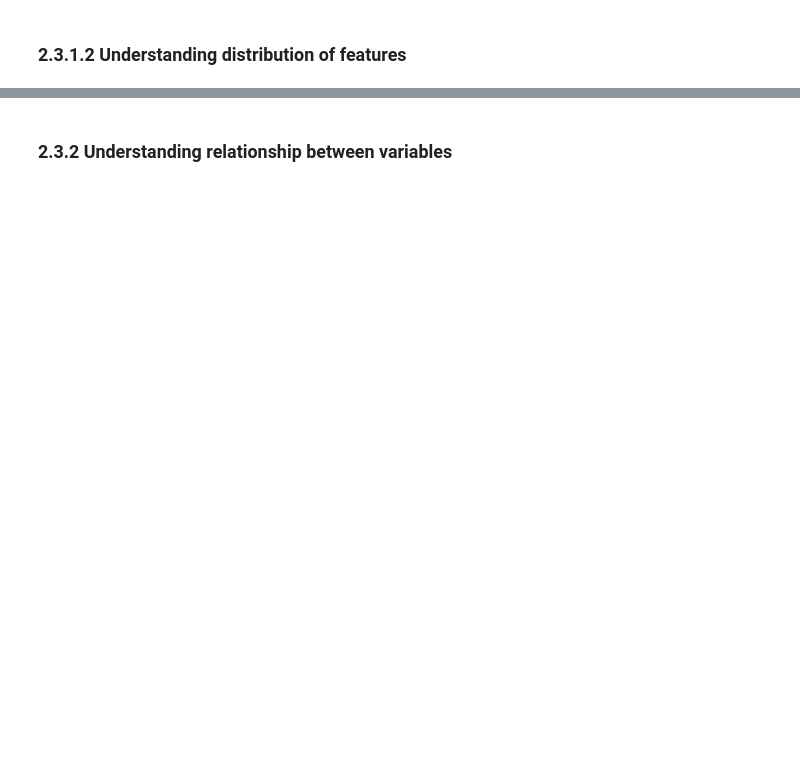
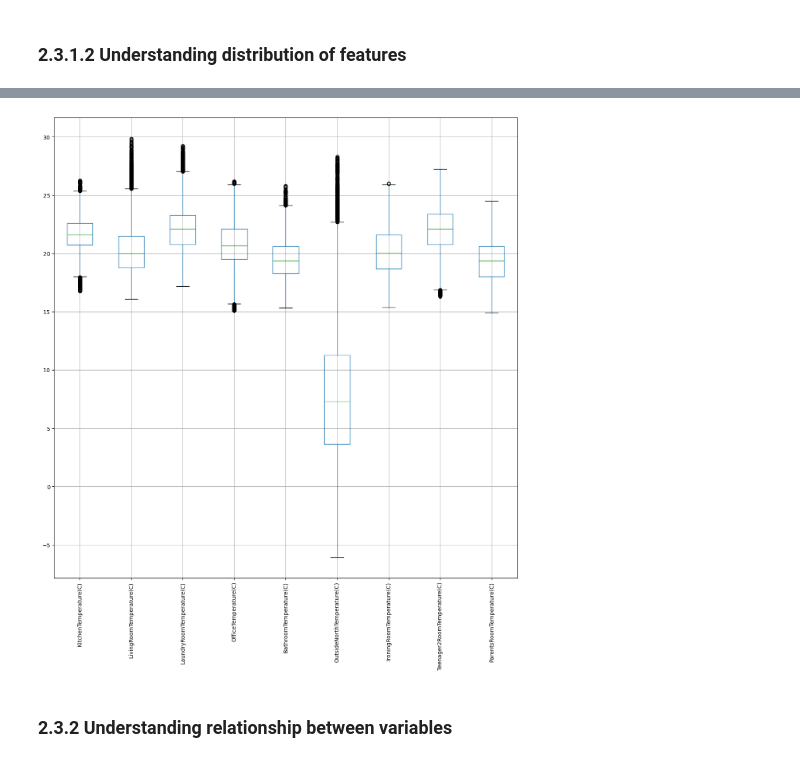
Before and after one commit to dextrixity3x/mldp2026, a Jupyter notebook: MLDP Program Codes Submission Template.ipynb, the cells around one changed output, grey strips where cells are left out. Cells and saved outputs as stored; diff of their text form; code cells hidden in the pictures; blank space fills up the shorter version.

```diff
--- a/MLDP Program Codes Submission Template.ipynb
+++ b/MLDP Program Codes Submission Template.ipynb
@@ -35,6 +35,7 @@ FILE_PATH = "energydata_complete.csv"
 
 df = pd.read_csv(FILE_PATH)
 
+## Rename columns to be more understandable
 df = df.rename(columns={
     'date': 'DateTime',
     'Appliances': 'EnergyUse(Wh)',
@@ -67,4 +68,6 @@ df = df.rename(columns={
     'rv2': 'RandomVariable2'
 })
 
-df ## Display dataframe''
+df = df.drop(['ParentsRoomHumidity(%)','Teenager2RoomHumidity(%)','IroningRoomHumidity(%)','OutsideNorthHumidity(%)','BathroomHumidity(%)','OfficeHumidity(%)','LaundryRoomHumidity(%)','LivingRoomHumidity(%)','KitchenHumidity(%)','RandomVariable1','RandomVariable2','OutsideHumidity_Station(%)','OutsideTemperature_Station(C)','DewPointTemperature(C)','Pressure(mmHg)','WindSpeed(m/s)','Visibility(km)','LightsEnergyUse(Wh)','DateTime'], axis=1)
+
+df ## Display dataframe
@@ -106,7 +167,9 @@ plt.show()
 # %%
 ## Plot boxplot for different features
-df.drop(['EnergyUse(Wh)','Pressure(mmHg)'], axis=1).boxplot(rot=90, figsize=(15, 15)) ## rot: rotation of label
+df.drop(['EnergyUse(Wh)'], axis=1).boxplot(rot=90, figsize=(15, 15)) ## rot: rotation of label
 plt.show()
+# %% [output]
+[figure, added]
 # %% [markdown]
 ### 2.3.2 Understanding relationship between variables
 # %%
```
Also changed, not shown: parts of 10 cells of this notebook, 1 other file.
